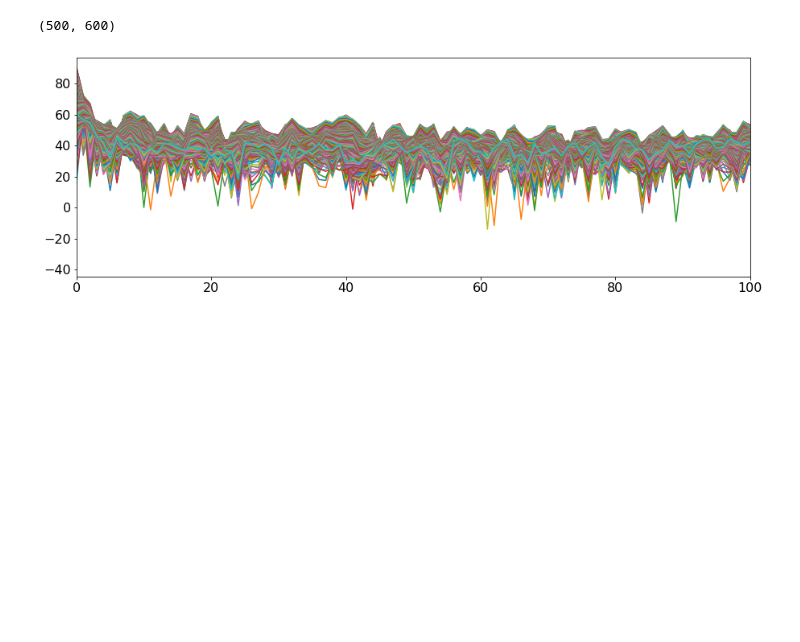
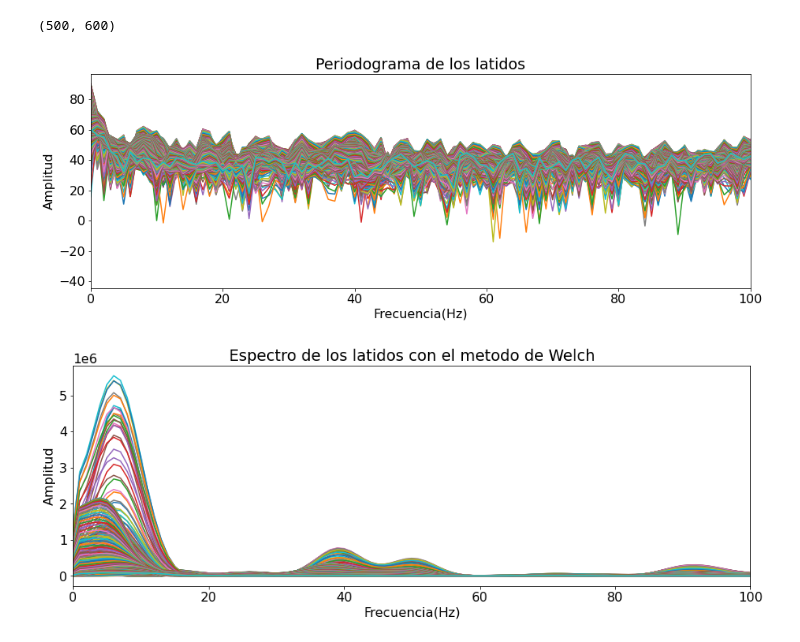
Before and after one commit to Mathilde-lelephant/Mathilde-d-Hebrail-PDS-repo, a Jupyter notebook: notebook8.ipynb, the cells around one changed output. Cells and saved outputs as stored; diff of their text form; code cells hidden in the pictures; blank space fills up the shorter version.

```diff
--- a/notebook8.ipynb
+++ b/notebook8.ipynb
@@ -33,6 +33,10 @@ fig_sz_y = 13
 fig_dpi = 80 # dpi
 fig_font_size = 16
 plt.rcParams.update({'font.size':fig_font_size})
+
+def vertical_flaten(a):
+
+    return a.reshape(a.shape[0], 1)
 # %% [markdown]
 # ECG
 # %% [markdown]
@@ -94,9 +112,13 @@ for i in range(len(cut_points) - 1):
     segment_end = int(cut_points[i]+350)
     segment_signal = data[segment_start:segment_end]
     segment_signal = segment_signal - np.mean(segment_signal)
+    #segment_signal = normalize(segment_signal)
     array.append(segment_signal)
 
     plt.plot(segment_signal)
+    plt.title("Latidos presentes en el registro agrupados por tipo")
+    plt.xlabel("Tiempo")
+    plt.ylabel("Amplitud")
 
 plt.show()
 # %% [output]
@@ -146,12 +157,8 @@ plt.show()
 # %%
 new_fft = (1/600)* np.fft.fft(array, axis = 0)
+f, pW = sg.welch(array, fs=fs_ecg, window='hanning',nfft = 10000, nperseg=int(np.round(10000/5)), axis = 0)
 
 
-def normalize(d):
-    # d is a (n x dimension) np array
-    somme = np.sum(d)
-    d = d/somme
-    return d
 #new_fft = normalize(new_fft)
 #new_fft = new_fft - np.mean(new_fft)
 new_fft[:fs_ecg//2].shape
@@ -160,7 +167,19 @@ new_fft[:fs_ecg//2].shape
 # %%
 plt.figure
 plt.plot(20*np.log10(np.abs(new_fft[:fs_ecg//2])))
+plt.title("Periodograma de los latidos")
+plt.xlabel("Frecuencia(Hz)")
+plt.ylabel("Amplitud")
 plt.xlim(0, 100)
 plt.show()
+
+plt.figure
+plt.plot(pW)
+plt.title("Espectro de los latidos con el metodo de Welch")
+plt.xlabel("Frecuencia(Hz)")
+plt.ylabel("Amplitud")
+plt.xlim(0, 100)
+plt.show()
 # %% [output]
-[figure, old version]
+[figure, new version]
+[figure, added]
```
Also changed, not shown: parts of 14 cells of this notebook.
